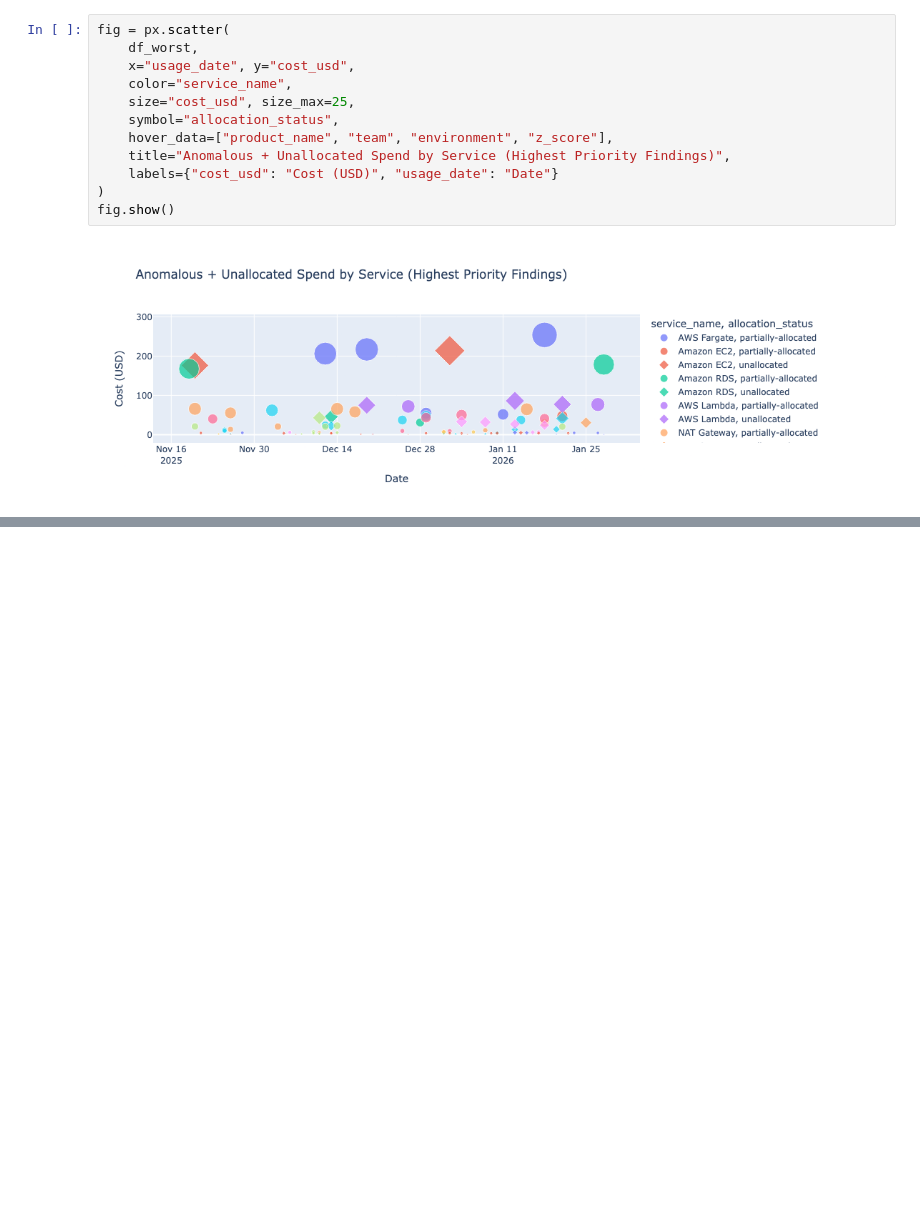
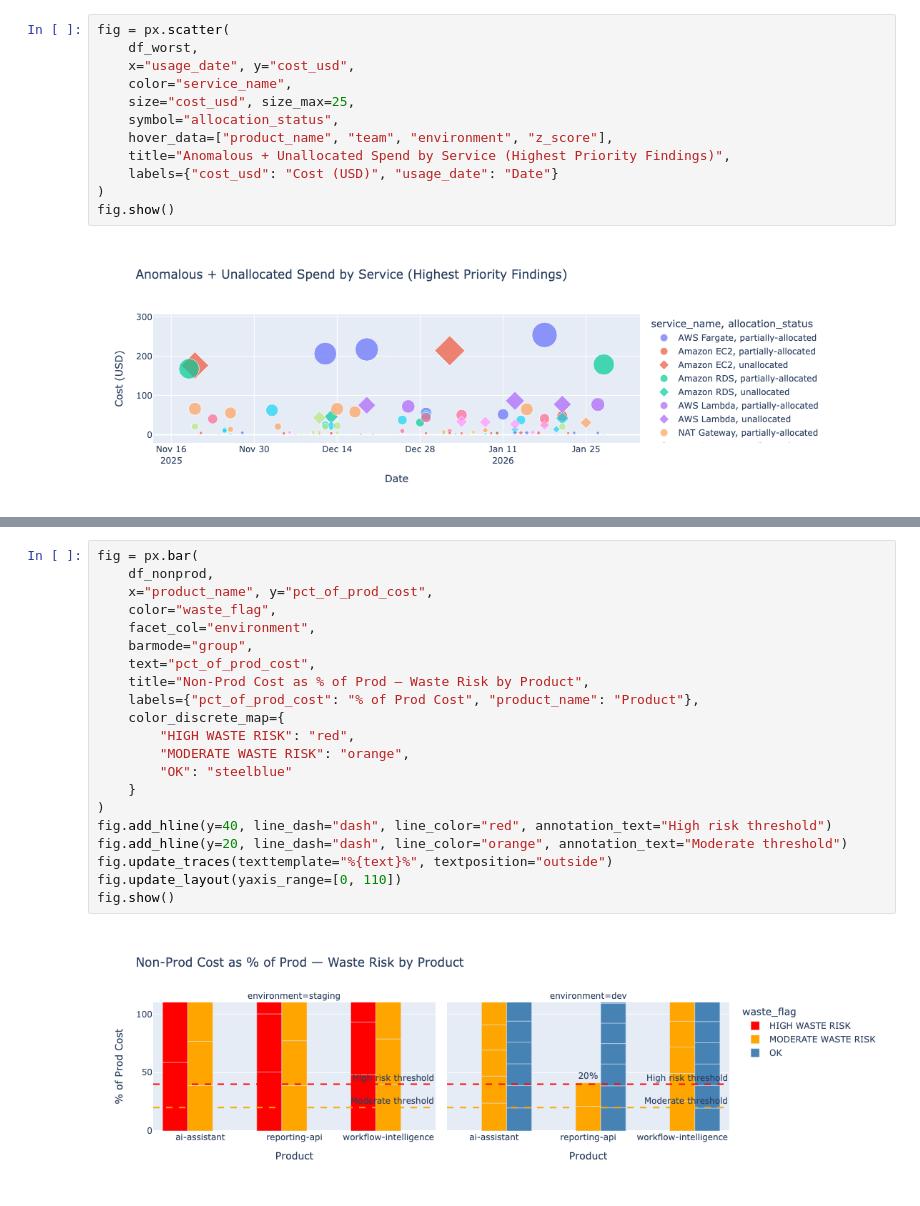
Before and after one commit to marvinmills/finops-dojo-lab, a Jupyter notebook: 01-aws-ai-saas-case/analysis/analysis2.ipynb, the cells around one changed output, grey strips where cells are left out. Drawn from its saved outputs; the diff is of its cells as text; blank space fills up the shorter version.

```diff
--- a/01-aws-ai-saas-case/analysis/analysis2.ipynb
+++ b/01-aws-ai-saas-case/analysis/analysis2.ipynb
@@ -2497,0 +2851,23 @@ fig.show()
+# %%
+fig = px.bar(
+    df_nonprod,
+    x="product_name", y="pct_of_prod_cost",
+    color="waste_flag",
+    facet_col="environment",
+    barmode="group",
+    text="pct_of_prod_cost",
+    title="Non-Prod Cost as % of Prod — Waste Risk by Product",
+    labels={"pct_of_prod_cost": "% of Prod Cost", "product_name": "Product"},
+    color_discrete_map={
+        "HIGH WASTE RISK": "red",
+        "MODERATE WASTE RISK": "orange",
+        "OK": "steelblue"
+    }
+)
+fig.add_hline(y=40, line_dash="dash", line_color="red", annotation_text="High risk threshold")
+fig.add_hline(y=20, line_dash="dash", line_color="orange", annotation_text="Moderate threshold")
+fig.update_traces(texttemplate="%{text}%", textposition="outside")
+fig.update_layout(yaxis_range=[0, 110])
+fig.show()
+# %% [output]
+[figure, added]
```
Also changed, not shown: parts of 14 cells of this notebook.
